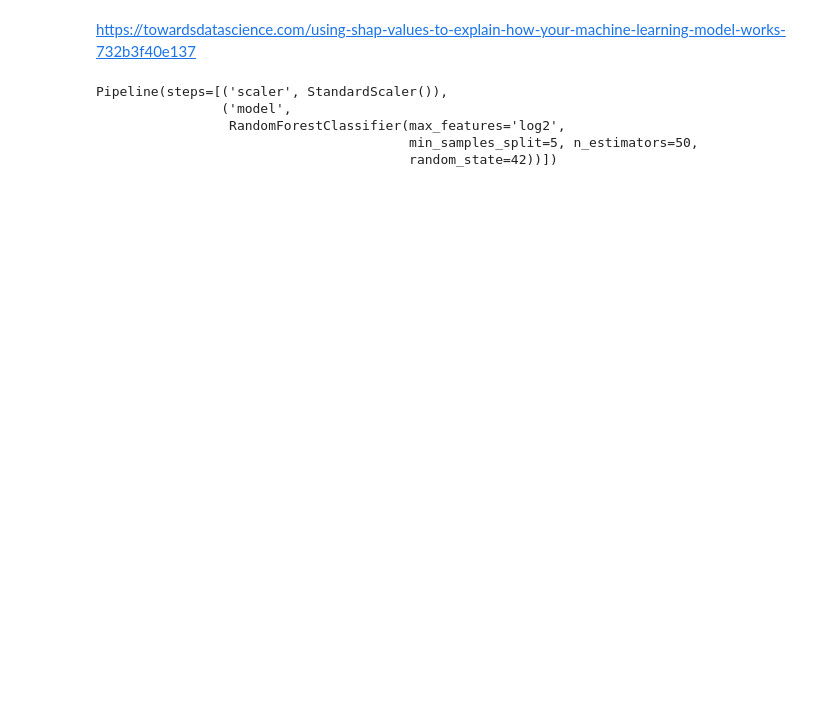
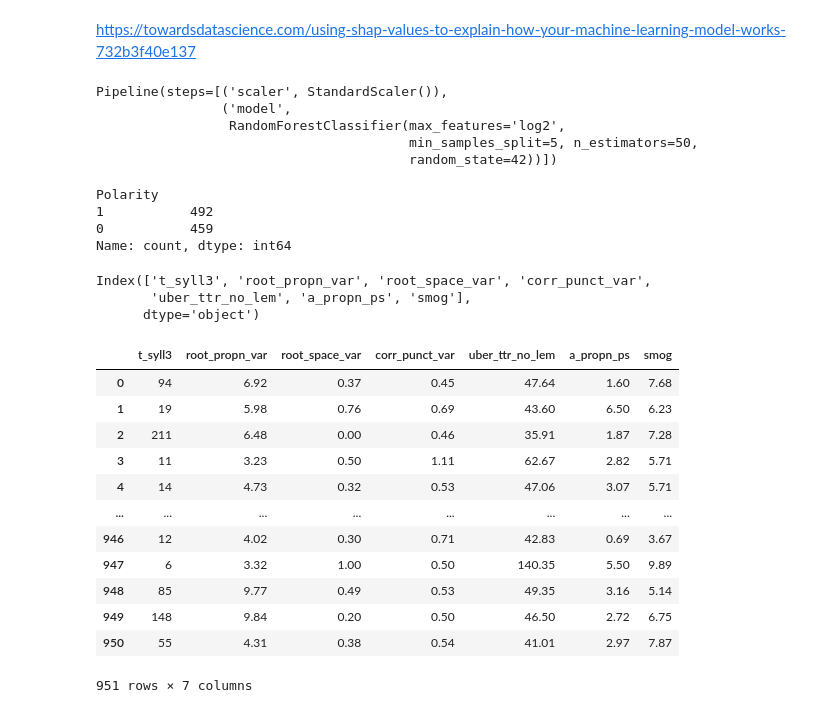
Before and after one commit to alberto-lorente/Make_Believe_v2, a Jupyter notebook: SHAP/shap_expl.ipynb, the cells around one changed output. Cells and saved outputs as stored; diff of their text form; code cells hidden in the pictures; blank space fills up the shorter version.

```diff
--- a/SHAP/shap_expl.ipynb
+++ b/SHAP/shap_expl.ipynb
@@ -26,2 +34,31 @@ y_test = pd.read_csv("y_test")
+# %%
+y_test.value_counts()
+# %% [output]
+Polarity
+1           492
+0           459
+Name: count, dtype: int64
+# %%
+X_test.columns
+# %% [output]
+Index(['t_syll3', 'root_propn_var', 'root_space_var', 'corr_punct_var',
+       'uber_ttr_no_lem', 'a_propn_ps', 'smog'],
+      dtype='object')
+# %%
+X_test
+# %% [output]
+|  | t_syll3 | root_propn_var | root_space_var | corr_punct_var | uber_ttr_no_lem | a_propn_ps | smog |
+| 0 | 94 | 6.92 | 0.37 | 0.45 | 47.64 | 1.60 | 7.68 |
+| 1 | 19 | 5.98 | 0.76 | 0.69 | 43.60 | 6.50 | 6.23 |
+| 2 | 211 | 6.48 | 0.00 | 0.46 | 35.91 | 1.87 | 7.28 |
+| 3 | 11 | 3.23 | 0.50 | 1.11 | 62.67 | 2.82 | 5.71 |
+| 4 | 14 | 4.73 | 0.32 | 0.53 | 47.06 | 3.07 | 5.71 |
+| ... | ... | ... | ... | ... | ... | ... | ... |
+| 946 | 12 | 4.02 | 0.30 | 0.71 | 42.83 | 0.69 | 3.67 |
+| 947 | 6 | 3.32 | 1.00 | 0.50 | 140.35 | 5.50 | 9.89 |
+| 948 | 85 | 9.77 | 0.49 | 0.53 | 49.35 | 3.16 | 5.14 |
+| 949 | 148 | 9.84 | 0.20 | 0.50 | 46.50 | 2.72 | 6.75 |
+| 950 | 55 | 4.31 | 0.38 | 0.54 | 41.01 | 2.97 | 7.87 |
+951 rows × 7 columns
 # %%
 import shap
```
Also changed, not shown: parts of 16 cells of this notebook.
